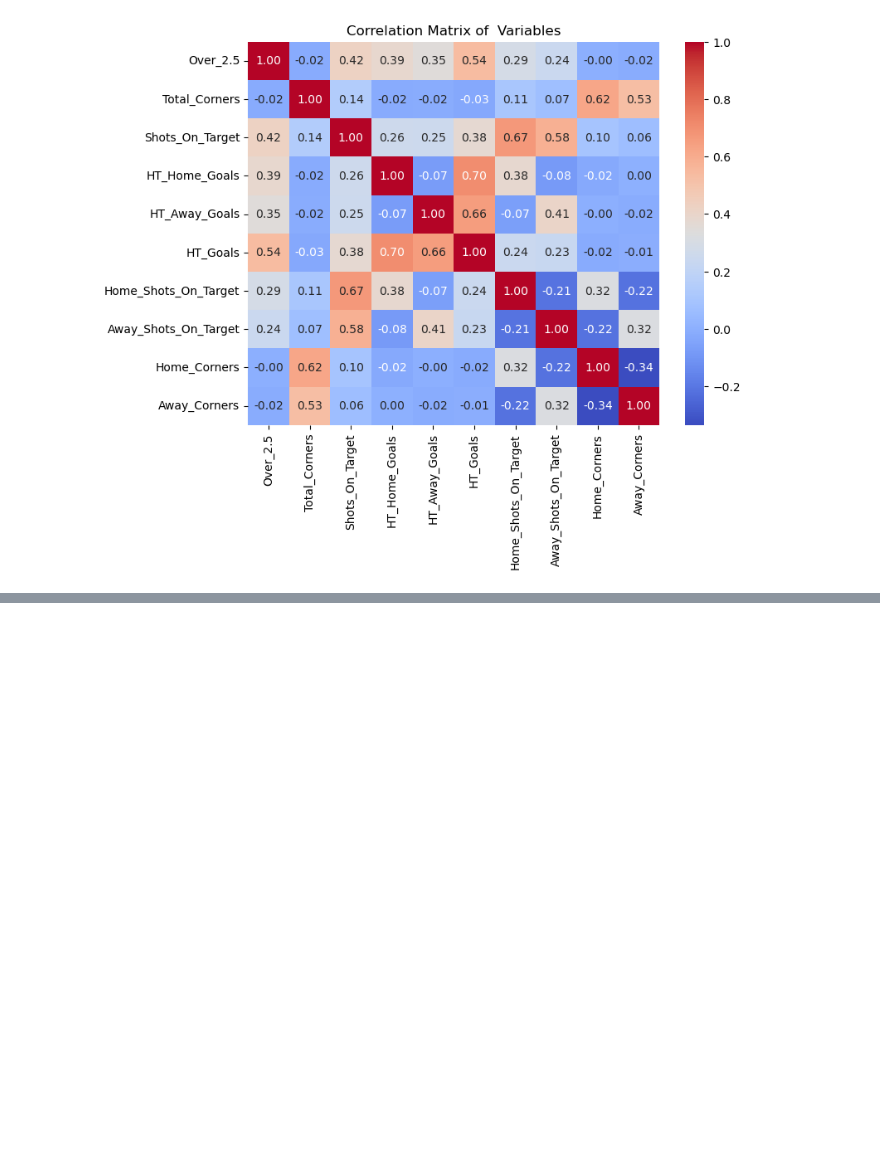
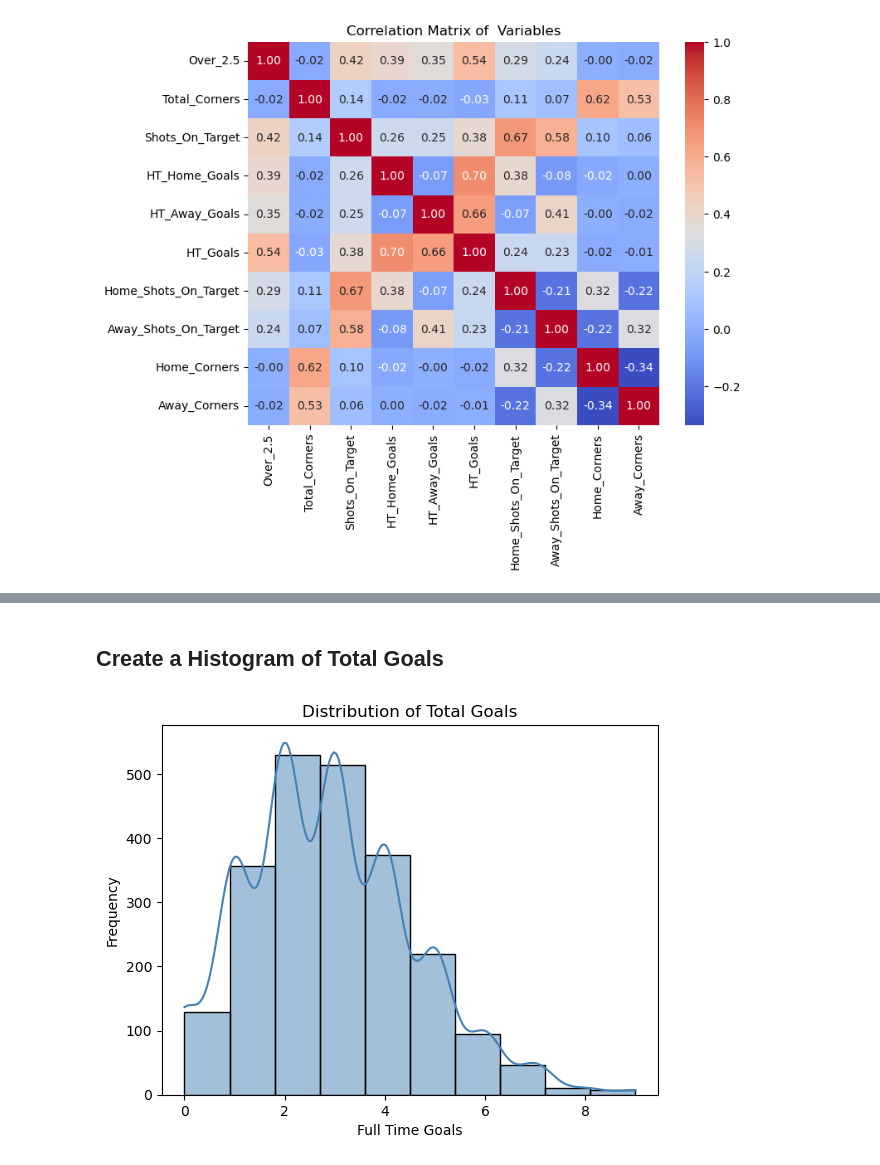
Before and after one commit to sba26096-CiaranLynch/Machine_Learning, a Jupyter notebook: CA1_Machine_Learning.ipynb, the cells around one changed output, grey strips where cells are left out. Cells and saved outputs as stored; diff of their text form; code cells hidden in the pictures; blank space fills up the shorter version.

```diff
--- a/CA1_Machine_Learning.ipynb
+++ b/CA1_Machine_Learning.ipynb
@@ -670,0 +684,17 @@ plt.show()
+# %% [markdown]
+## Create a Histogram of Total Goals
+# %%
+sns.histplot(
+    data=df_PL_Master,
+    x="FT_Goals",
+    bins=10,
+    kde=True,
+    color="Steelblue"
+)
+
+plt.title("Distribution of Total Goals")
+plt.xlabel("Full Time Goals")
+plt.ylabel("Frequency")
+plt.show()
+# %% [output]
+[figure, added]
```
Also changed, not shown: parts of 46 cells of this notebook.
